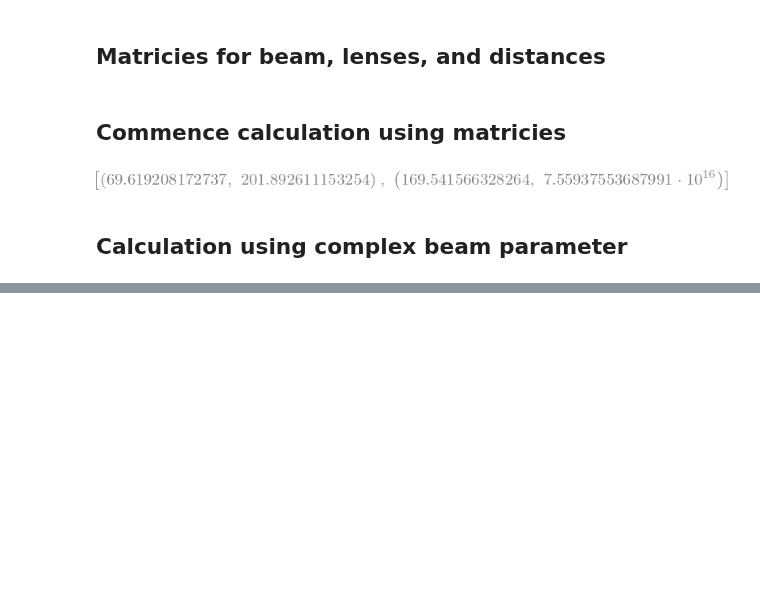
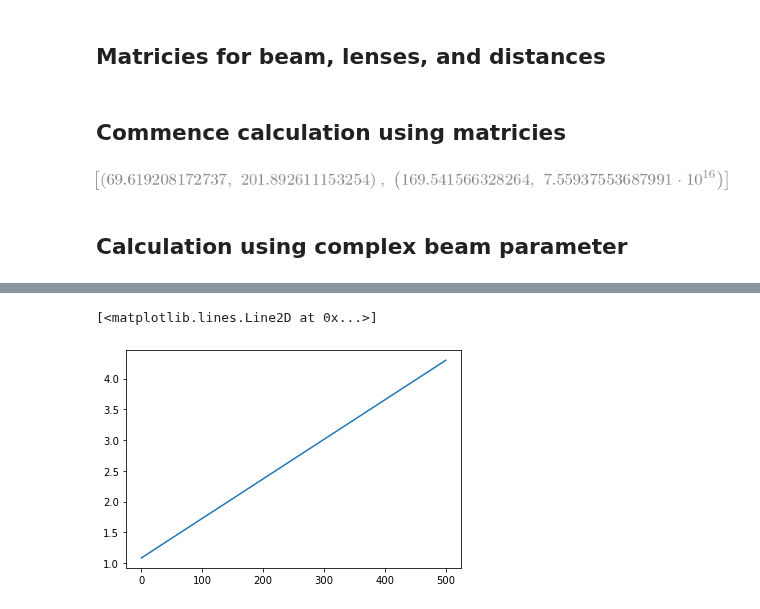
Before and after one commit to Kevinhykuo/UVic, a Jupyter notebook: AMO Lab/Fabry-Perot/Lens for Cavity/Lens Calculator.ipynb, the cells around one changed output, grey strips where cells are left out. Cells and saved outputs as stored; diff of their text form; code cells hidden in the pictures; blank space fills up the shorter version.

```diff
--- a/AMO Lab/Fabry-Perot/Lens for Cavity/Lens Calculator.ipynb
+++ b/AMO Lab/Fabry-Perot/Lens for Cavity/Lens Calculator.ipynb
@@ -187,0 +194,14 @@ display(X1, X2)
+# %%
+# lens(1, 1.515, np.inf, -50, 7.5) @ dist(30) @ lens(1, 1.515, np.inf, 100, 5) @ dist(70) @ lens(1, 1.515, np.inf, 200, 5)
+@np.vectorize
+def beam_prop_cavity(x, wavelength=780e-7, w0=0.5):
+    q1 = 1/(1/10e9 - 1j * wavelength / (np.pi * w0))
+    A = dist(x) @ lens(1, 1.515, np.inf, -50, 7.5) @ dist(50) @ lens(1, 1.515, np.inf, 200, 5) @ dist(150) @ lens(1, 1.515, np.inf, 100, 5) @ beam(q1, 1)
+    qf = A[0]/A[1]
+    return np.sqrt(-wavelength / (np.pi * np.imag(1/qf)))
+# %%
+x = np.linspace(0, 500, 400)
+plt.plot(x, beam_prop_cavity(x))
+# %% [output]
+[<matplotlib.lines.Line2D at 0x...>]
+[figure, added]
```
Also changed, not shown: parts of 5 cells of this notebook.
